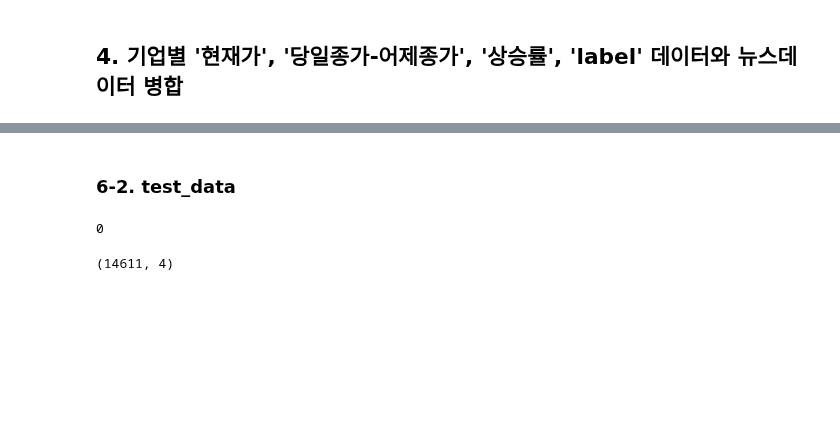
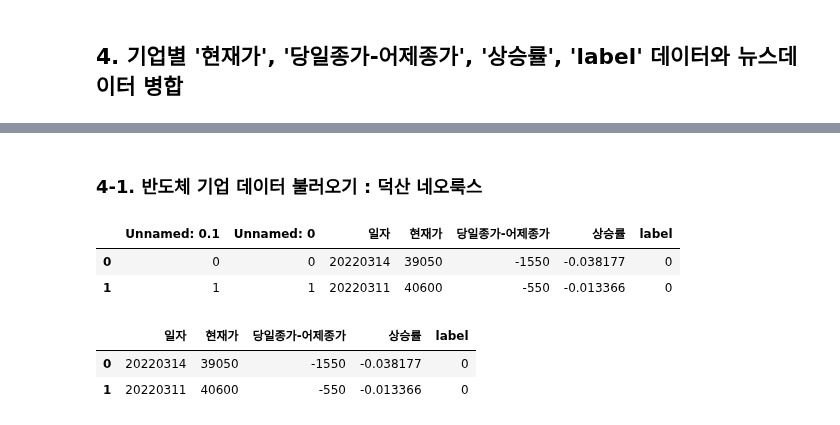
Before and after one commit to youngai1112/HK_Project, a Jupyter notebook: 7.1_뉴스데이터감성분석/01_뉴스데이터감성분석.ipynb, the cells around one changed output, grey strips where cells are left out. Saved outputs shown, nothing was run; the diff lists cells and outputs as text; code cells hidden in the pictures; blank space fills up the shorter version.

```diff
--- a/7.1_뉴스데이터감성분석/01_뉴스데이터감성분석.ipynb
+++ b/7.1_뉴스데이터감성분석/01_뉴스데이터감성분석.ipynb
@@ -384,2 +320,0 @@ train_data.shape
-# %% [markdown]
-### 6-2. test_data
@@ -389,12 +321,16 @@ test_data['title'] = test_data['title'].str.replace('[^ㄱ-ㅎㅏ-ㅣ가-힣 ]',
-# %%
-# '' 만 남은 데이터 --> np.nan으로 변경시킨 후 제거
-test_data['title'].replace('', np.nan, inplace=True)
-test_data['title'].isna().sum()
-# %% [output]
-0
-# %%
-# Null 데이터 제거
-test_data.dropna(how='any', inplace=True)
-test_data.shape
-# %% [output]
-(14611, 4)
+# %% [markdown]
+### 4-1. 반도체 기업 데이터 불러오기 : 덕산 네오룩스
+# %%
+df1 = pd.read_excel('../data/반도체주가데이터/반도체주가데이터/덕산네오룩스(213420).xlsx')
+df1.head(2)
+# %% [output]
+|  | Unnamed: 0.1 | Unnamed: 0 | 일자 | 현재가 | 당일종가-어제종가 | 상승률 | label |
+| 0 | 0 | 0 | 20220314 | 39050 | -1550 | -0.038177 | 0 |
+| 1 | 1 | 1 | 20220311 | 40600 | -550 | -0.013366 | 0 |
+# %%
+df1.drop(columns=['Unnamed: 0.1', 'Unnamed: 0'], inplace=True)
+df1.head(2)
+# %% [output]
+|  | 일자 | 현재가 | 당일종가-어제종가 | 상승률 | label |
+| 0 | 20220314 | 39050 | -1550 | -0.038177 | 0 |
+| 1 | 20220311 | 40600 | -550 | -0.013366 | 0 |
```
Also changed, not shown: parts of 35 cells of this notebook.
